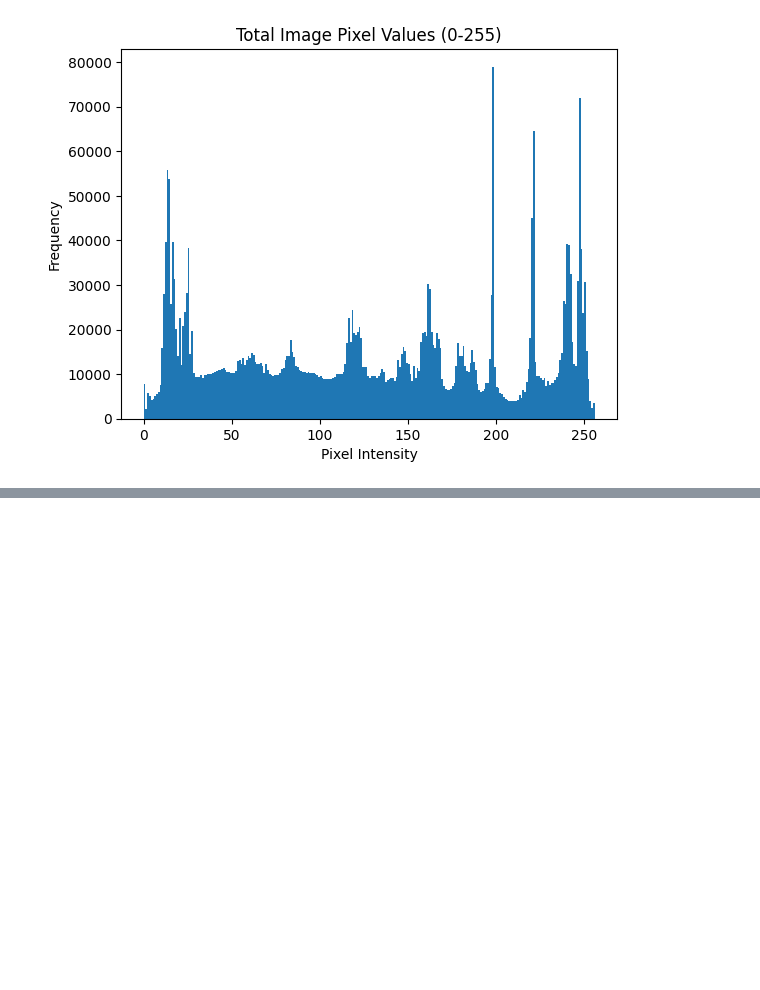
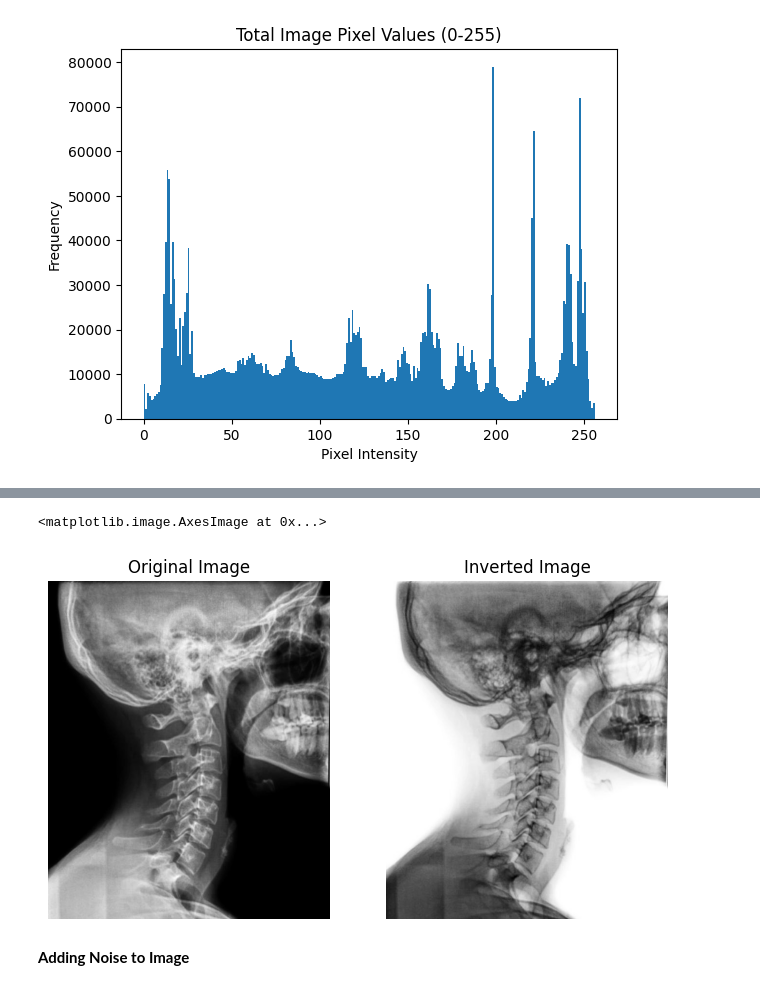
Before and after one commit to kamal-stark-dev/Learning, a Jupyter notebook: Python/Image Libraries/05-Pixel-Transformations.ipynb, the cells around one changed output, grey strips where cells are left out. Drawn from its saved outputs; the diff is of its cells as text; code cells hidden in the pictures; blank space fills up the shorter version.

```diff
--- a/Python/Image Libraries/05-Pixel-Transformations.ipynb
+++ b/Python/Image Libraries/05-Pixel-Transformations.ipynb
@@ -65,3 +80,25 @@ pixel_histogram(all_pixel_values, title="Total Image Pixel Values (0-255)")
+# %%
+xray = cv2.imread("images/xray.png", cv2.IMREAD_GRAYSCALE)
+
+# inverted_img = 255 - xray
+inverted_img = (-1 * xray.astype(np.int16) + 255).astype(np.uint8)
+
+plt.figure(figsize=(8, 5))
+
+plt.subplot(1, 2, 1)
+plt.axis("off")
+plt.title("Original Image")
+plt.imshow(xray, cmap="gray")
+
+plt.subplot(1, 2, 2)
+plt.axis("off")
+plt.title("Inverted Image")
+plt.imshow(inverted_img, cmap="gray")
+# %% [output]
+<matplotlib.image.AxesImage at 0x...>
+[figure, added]
+# %% [markdown]
+**Adding Noise to Image**
 # %%
 def add_random_noise(image, noise_range=20):
     if image is None:
```
Also changed, not shown: parts of 3 cells of this notebook, 3 other files.
